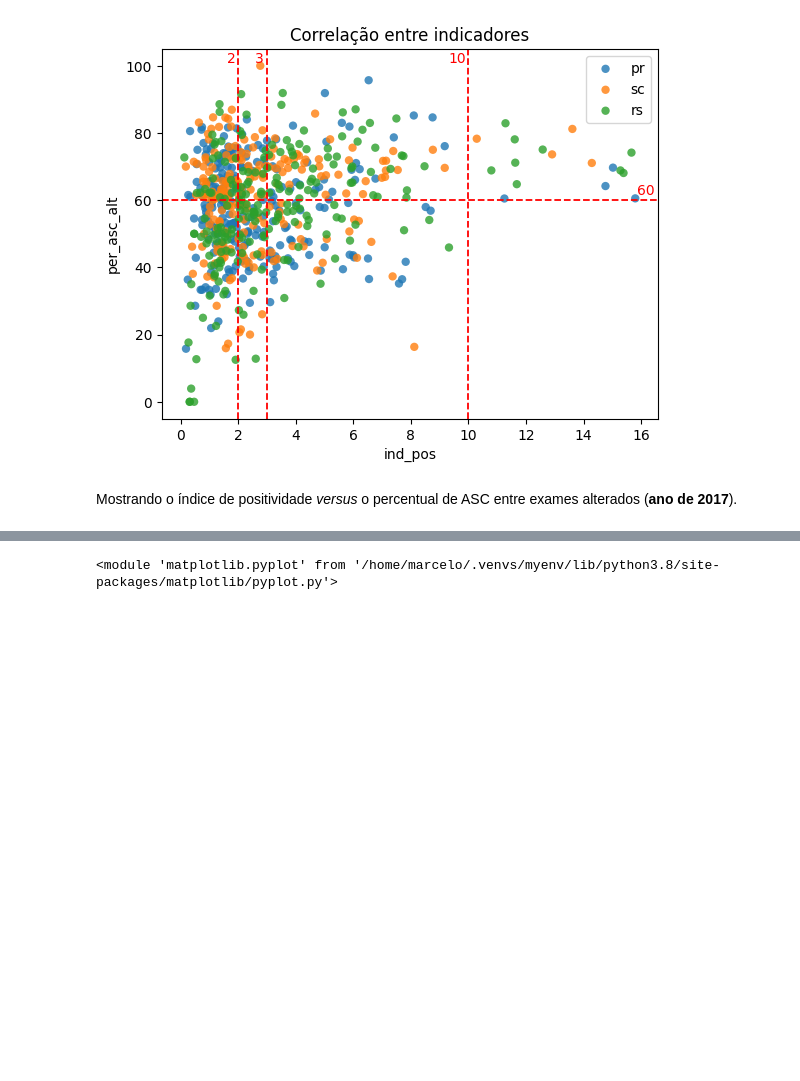
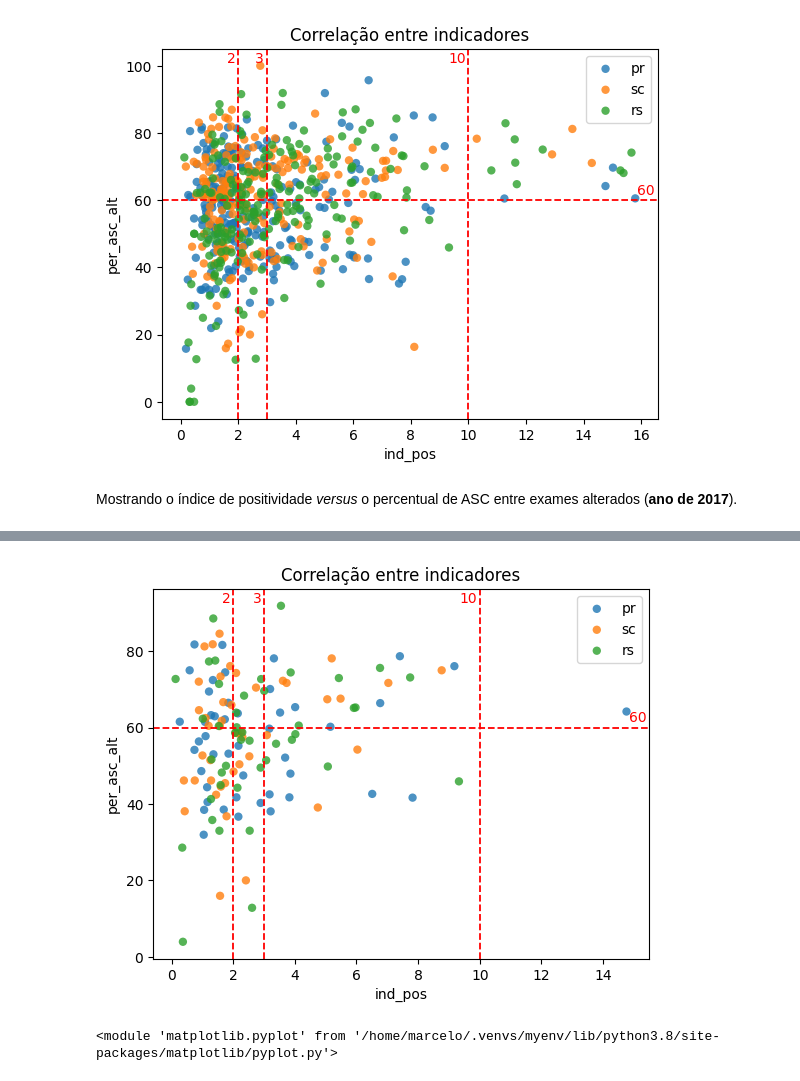
Before and after one commit to souzamarcelo/qualicito, a Jupyter notebook: lab-book.ipynb, the cells around one changed output, grey strips where cells are left out. Saved outputs shown, nothing was run; the diff lists cells and outputs as text; code cells hidden in the pictures; blank space fills up the shorter version.

```diff
--- a/lab-book.ipynb
+++ b/lab-book.ipynb
@@ -158,5 +158,5 @@ analysis.plotCorrelacao(dados, 'ind_pos', 'per_asc_alt', [2, 3, 10], [60])
 # %% [markdown]
 Mostrando o índice de positividade *versus* o percentual de ASC entre exames alterados (**ano de 2017**).
 # %%
-analysis.plotCorrelacao(dados[dados['ano'] == 2017], 'ind_pos', 'per_asc_alt', [2, 3, 10], [60])
+analysis.plotCorrelacao(dados[dados['ano'] == '2017'], 'ind_pos', 'per_asc_alt', [2, 3, 10], [60])
 # %% [output]
@@ -164,3 +164,4 @@ NameError: name 'analysis' is not defined
+[figure, added]
 # %%
 analysis.plotCorrelacao(dados, 'ind_pos', 'per_asc_sat', [2, 3, 10], [5])
 # %% [output]
```
Also changed, not shown: parts of 2 cells of this notebook, 1 other file.
